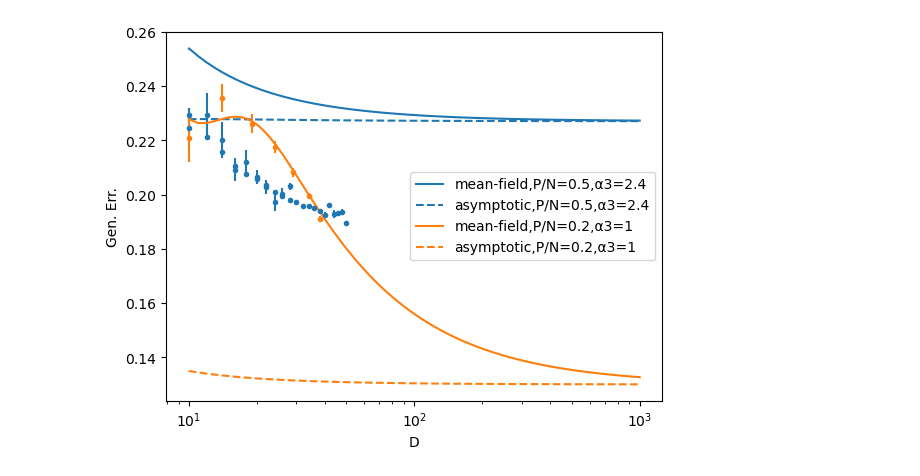
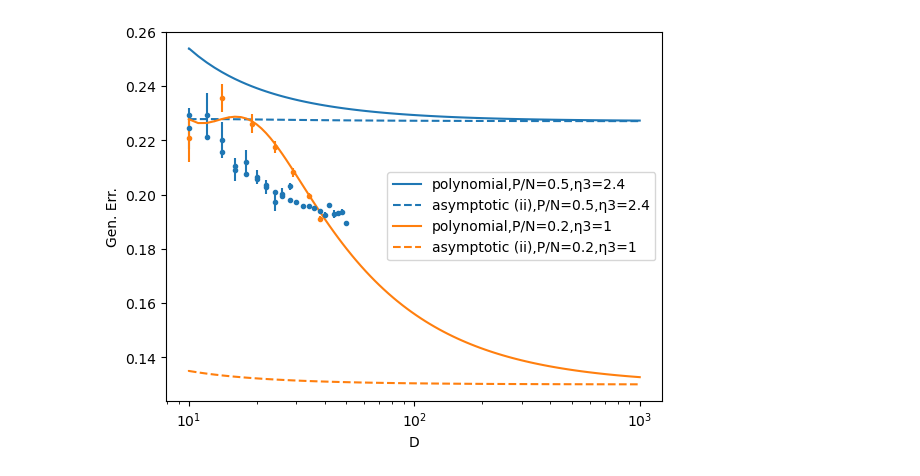
Before and after one commit to MauroPastore/RandomFeatures, a Jupyter notebook: saddlePoint.ipynb, the cells around one changed output. Drawn from its saved outputs; the diff is of its cells as text; code cells hidden in the pictures.

```diff
--- a/saddlePoint.ipynb
+++ b/saddlePoint.ipynb
@@ -454,7 +464,7 @@ Ds = np.logspace(1,3,100)
 Ds = list(map(math.floor,Ds))
 maxstep = 1000
 
-α3 = 2.4
+η3 = 2.4
 P_N = .5
 
 T1_varD_Egs = list()
@@ -462,23 +472,23 @@ T1_varD_EgsAsII = list()
 T1_varD_q0s = list()
 T1_varD_q1s = list()
 T1_varD_q2s = list()
-T1_varD_v0s = list()
-T1_varD_v1s = list()
-T1_varD_v2s = list()
+T1_varD_χ0s = list()
+T1_varD_χ1s = list()
+T1_varD_χ2s = list()
 T1_varD_m0s = list()
 T1_varD_m1s = list()
 T1_varD_m2s = list()
 for d in Ds:
-    n = α3*d**3/np.math.factorial(3)
+    n = η3*d**3/np.math.factorial(3)
     p = P_N*n
-    m0,q0,v0,m,q,v,hm0,hq0,hv0,hm,hq,hv,Eg = saddle(n,p,3,np.array([0,1,0,0]),maxstep,D=d,rate=.4)
+    hq,hχ,hm,hq0,hχ0,q,χ,m,q0,χ0,m0,Eg = saddle(n,p,3,np.array([0,1,0,0]),maxstep,D=d,rate=.4)
     T1_varD_Egs.append(Eg)
     T1_varD_q0s.append(q0)
     T1_varD_q1s.append(q[0])
     T1_varD_q2s.append(q[1])
-    T1_varD_v0s.append(v0)
-    T1_varD_v1s.append(v[0])
-    T1_varD_v2s.append(v[1])
+    T1_varD_χ0s.append(χ0)
+    T1_varD_χ1s.append(χ[0])
+    T1_varD_χ2s.append(χ[1])
     T1_varD_m0s.append(m0)
     T1_varD_m1s.append(m[0])
     T1_varD_m2s.append(m[1])
@@ -490,7 +500,7 @@ Ds = np.logspace(1,3,100)
 Ds = list(map(math.floor,Ds))
 maxstep = 1000
 
-α3_2 = 1
+η3_2 = 1
 P_N_2 = .2
 
 T1_varD2_Egs = list()
@@ -498,23 +508,23 @@ T1_varD2_EgsAsII = list()
 T1_varD2_q0s = list()
 T1_varD2_q1s = list()
 T1_varD2_q2s = list()
-T1_varD2_v0s = list()
-T1_varD2_v1s = list()
-T1_varD2_v2s = list()
+T1_varD2_χ0s = list()
+T1_varD2_χ1s = list()
+T1_varD2_χ2s = list()
 T1_varD2_m0s = list()
 T1_varD2_m1s = list()
 T1_varD2_m2s = list()
 for d in Ds:
-    n = α3_2*d**3/np.math.factorial(3)
+    n = η3_2*d**3/np.math.factorial(3)
     p = P_N_2*n
-    m0,q0,v0,m,q,v,hm0,hq0,hv0,hm,hq,hv,Eg = saddle(n,p,3,np.array([0,1,0,0]),maxstep,D=d,rate=.4)
+    hq,hχ,hm,hq0,hχ0,q,χ,m,q0,χ0,m0,Eg = saddle(n,p,3,np.array([0,1,0,0]),maxstep,D=d,rate=.4)
     T1_varD2_Egs.append(Eg)
     T1_varD2_q0s.append(q0)
     T1_varD2_q1s.append(q[0])
     T1_varD2_q2s.append(q[1])
-    T1_varD2_v0s.append(v0)
-    T1_varD2_v1s.append(v[0])
-    T1_varD2_v2s.append(v[1])
+    T1_varD2_χ0s.append(χ0)
+    T1_varD2_χ1s.append(χ[0])
+    T1_varD2_χ2s.append(χ[1])
     T1_varD2_m0s.append(m0)
     T1_varD2_m1s.append(m[0])
     T1_varD2_m2s.append(m[1])
@@ -535,18 +545,18 @@ varD2_NsNum = pd.read_csv("data/VarD-alpha3-1-alpha0-p2.csv")["N"].tolist()
 varD2_EgsNum = pd.read_csv("data/VarD-alpha3-1-alpha0-p2.csv")["gen"].tolist()
 varD2_EgsNumErr = np.array(pd.read_csv("data/VarD-alpha3-1-alpha0-p2.csv")["gensd"].tolist())*np.reciprocal(np.sqrt(np.array(pd.read_csv("data/VarD-alpha3-1-alpha0-p2.csv")["T"].tolist())))
 # %%
-plt.plot(Ds,np.array(T1_varD_Egs),label="mean-field,P/N=0.5,α3=2.4",color="C0")
-plt.plot(Ds,np.array(T1_varD_EgsAsII),'--',label="asymptotic,P/N=0.5,α3=2.4",color="C0")
+plt.plot(Ds,np.array(T1_varD_Egs),label="polynomial,P/N=0.5,η3=2.4",color="C0")
+plt.plot(Ds,np.array(T1_varD_EgsAsII),'--',label="asymptotic (ii),P/N=0.5,η3=2.4",color="C0")
 plt.errorbar(varD_DsNum,varD_EgsNum,yerr=varD_EgsNumErr,fmt='.',color="C0")
 plt.errorbar(varD_DsNum_chow,varD_EgsNum_chow,yerr=varD_EgsNumErr_chow,fmt='.',color="C0")
 
-plt.plot(Ds,np.array(T1_varD2_Egs),label="mean-field,P/N=0.2,α3=1",color="C1")
-plt.plot(Ds,np.array(T1_varD2_EgsAsII),'--',label="asymptotic,P/N=0.2,α3=1",color="C1")
+plt.plot(Ds,np.array(T1_varD2_Egs),label="polynomial,P/N=0.2,η3=1",color="C1")
+plt.plot(Ds,np.array(T1_varD2_EgsAsII),'--',label="asymptotic (ii),P/N=0.2,η3=1",color="C1")
 plt.errorbar(varD2_DsNum,varD2_EgsNum,yerr=varD2_EgsNumErr,fmt='.',color="C1")
 plt.xscale('log')
 plt.xlabel('D')
 plt.ylabel('Gen. Err.')
 plt.legend()
 plt.show()
 # %% [output]
-[figure, old version]
+[figure, new version]
```
Also changed, not shown: parts of 8 cells of this notebook, 1 other file.
